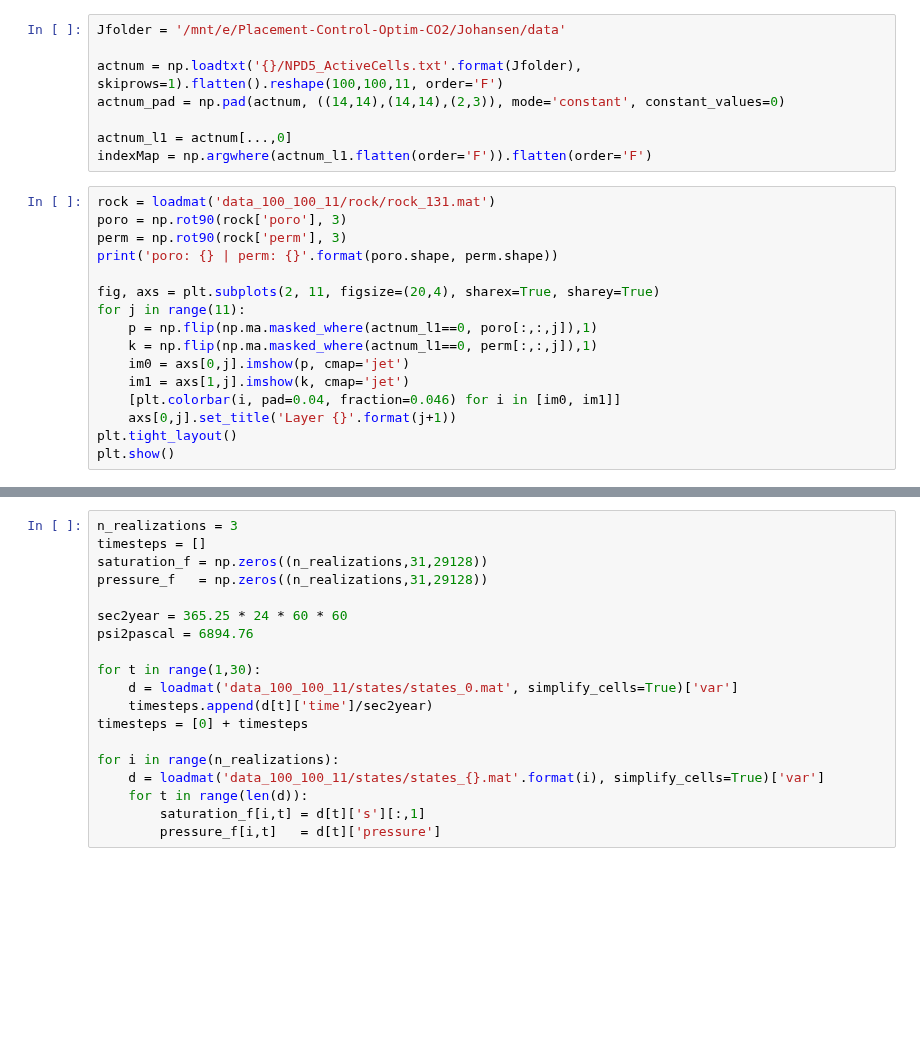
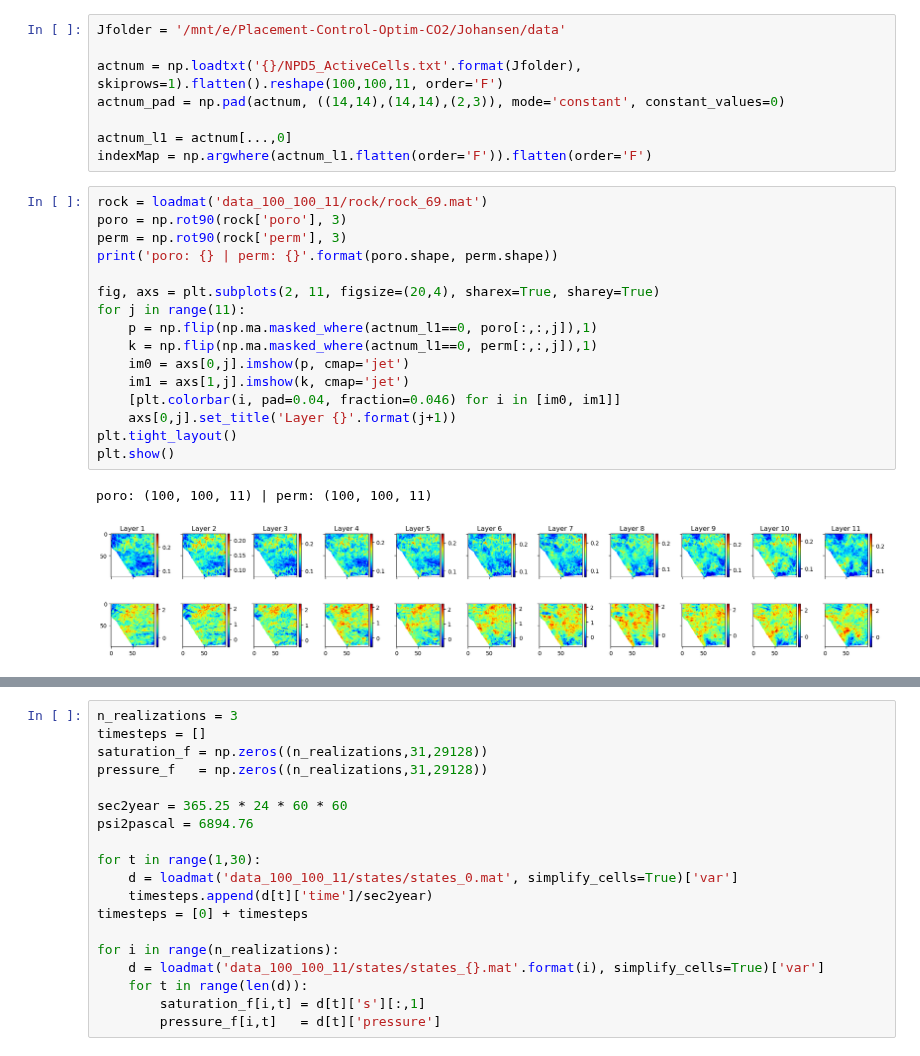
Before and after one commit to misaelmmorales/Placement-Control-Optim-CO2, a Jupyter notebook: placement-control-optim.ipynb, the cells around one changed output, grey strips where cells are left out. Cells and saved outputs as stored; diff of their text form; blank space fills up the shorter version.

```diff
--- a/placement-control-optim.ipynb
+++ b/placement-control-optim.ipynb
@@ -22,19 +41,22 @@ actnum_pad = np.pad(actnum, ((14,14),(14,14),(2,3)), mode='constant', constant_v
 actnum_l1 = actnum[...,0]
 indexMap = np.argwhere(actnum_l1.flatten(order='F')).flatten(order='F')
 # %%
-rock = loadmat('data_100_100_11/rock/rock_131.mat')
+rock = loadmat('data_100_100_11/rock/rock_69.mat')
 poro = np.rot90(rock['poro'], 3)
 perm = np.rot90(rock['perm'], 3)
 print('poro: {} | perm: {}'.format(poro.shape, perm.shape))
 
 fig, axs = plt.subplots(2, 11, figsize=(20,4), sharex=True, sharey=True)
 for j in range(11):
     p = np.flip(np.ma.masked_where(actnum_l1==0, poro[:,:,j]),1)
     k = np.flip(np.ma.masked_where(actnum_l1==0, perm[:,:,j]),1)
     im0 = axs[0,j].imshow(p, cmap='jet')
     im1 = axs[1,j].imshow(k, cmap='jet')
     [plt.colorbar(i, pad=0.04, fraction=0.046) for i in [im0, im1]]
     axs[0,j].set_title('Layer {}'.format(j+1))
 plt.tight_layout()
 plt.show()
+# %% [output]
+poro: (100, 100, 11) | perm: (100, 100, 11)
+[figure, added]
 # %%
```
Also changed, not shown: parts of 9 cells of this notebook, 4 other files.
